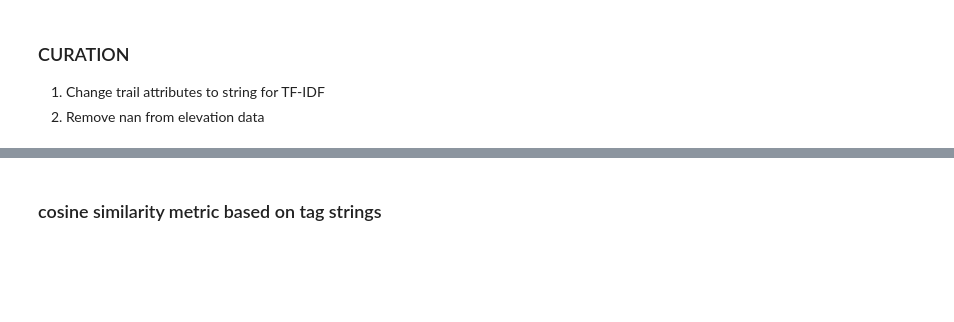
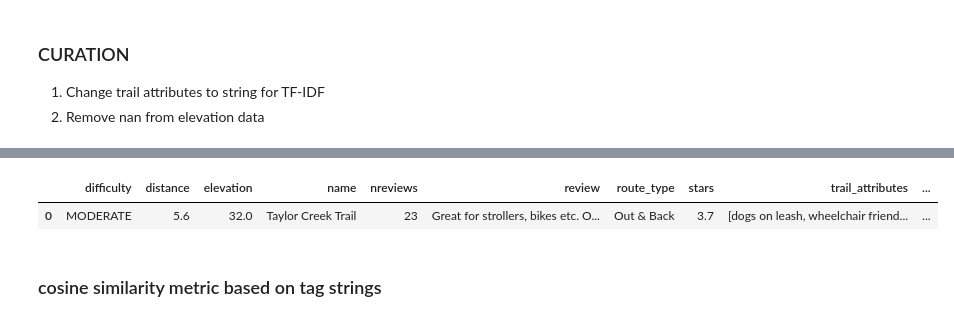
Before and after one commit to nchtra/hike_easy, a Jupyter notebook: scripts/EDA2.ipynb, the cells around one changed output, grey strips where cells are left out. Drawn from its saved outputs; the diff is of its cells as text; code cells hidden in the pictures; blank space fills up the shorter version.

```diff
--- a/scripts/EDA2.ipynb
+++ b/scripts/EDA2.ipynb
@@ -63,6 +64,15 @@ data.head(2)
 |  | difficulty | distance | elevation | name | nreviews | review | route_type | stars | trail_attributes | ... |
 | 0 | MODERATE | 5.6 | 32.0 | Taylor Creek Trail | 23 | Great for strollers, bikes etc. O... | Out & Back | 3.7 | [dogs on leash, wheelchair friend... | ... |
 | 1 | MODERATE | 4.7 | 64.0 | Hilton Falls Trail | 238 | What a gem! I was so pleasantly s... | Loop | 4.3 | [dogs on leash, cross country ski... | ... |
+# %%
+tattr=data['trail_attributes']
+tattr1=tattr.apply(lambda x: ', '.join(map(str, x)))
+tattr1
+data['tags_str']=tattr1
+data.head(1)
+# %% [output]
+|  | difficulty | distance | elevation | name | nreviews | review | route_type | stars | trail_attributes | ... |
+| 0 | MODERATE | 5.6 | 32.0 | Taylor Creek Trail | 23 | Great for strollers, bikes etc. O... | Out & Back | 3.7 | [dogs on leash, wheelchair friend... | ... |
 # %% [markdown]
 ###  cosine similarity metric based on tag strings
 # %%
```
Also changed, not shown: parts of 1 cell of this notebook, 2 other files.
